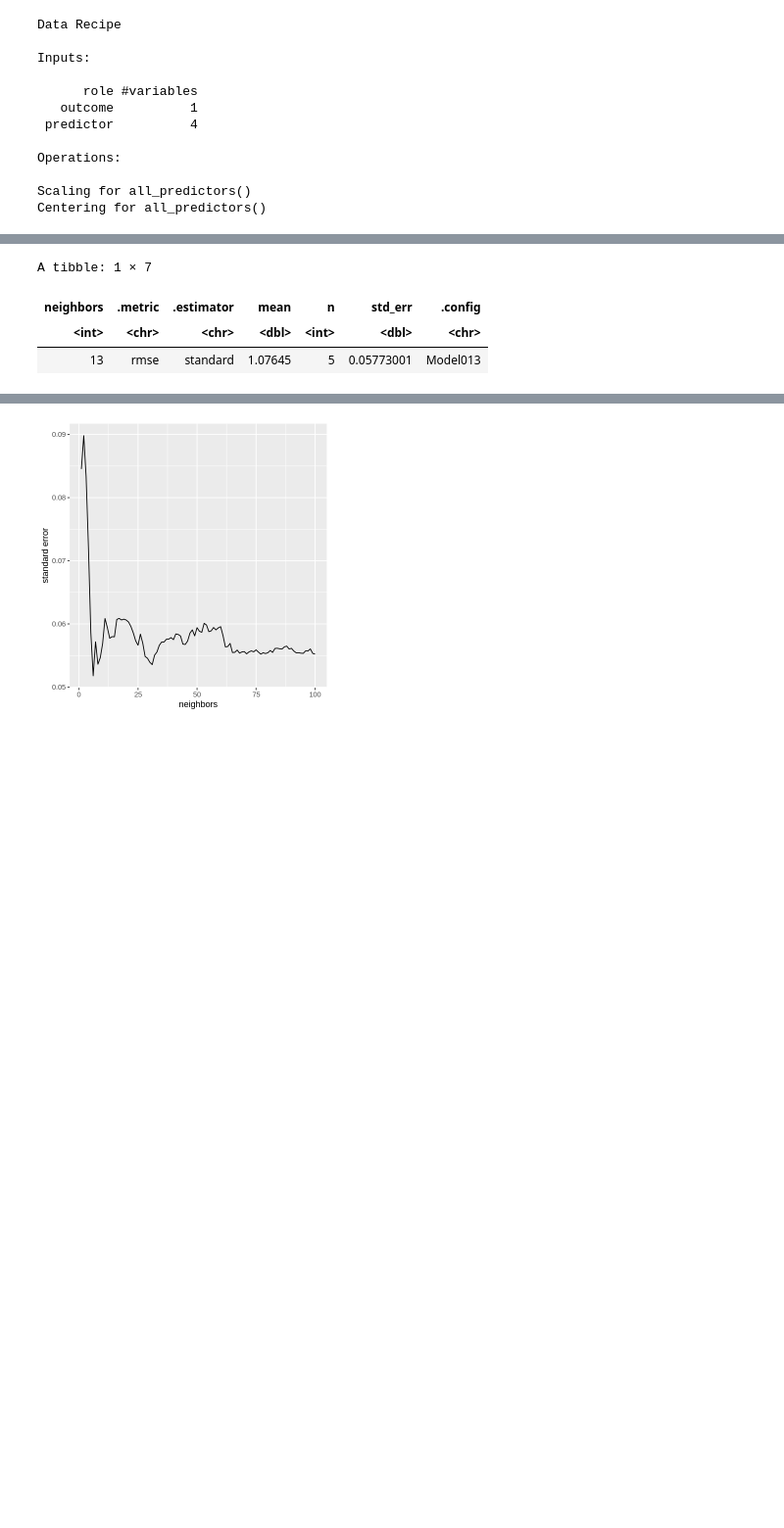
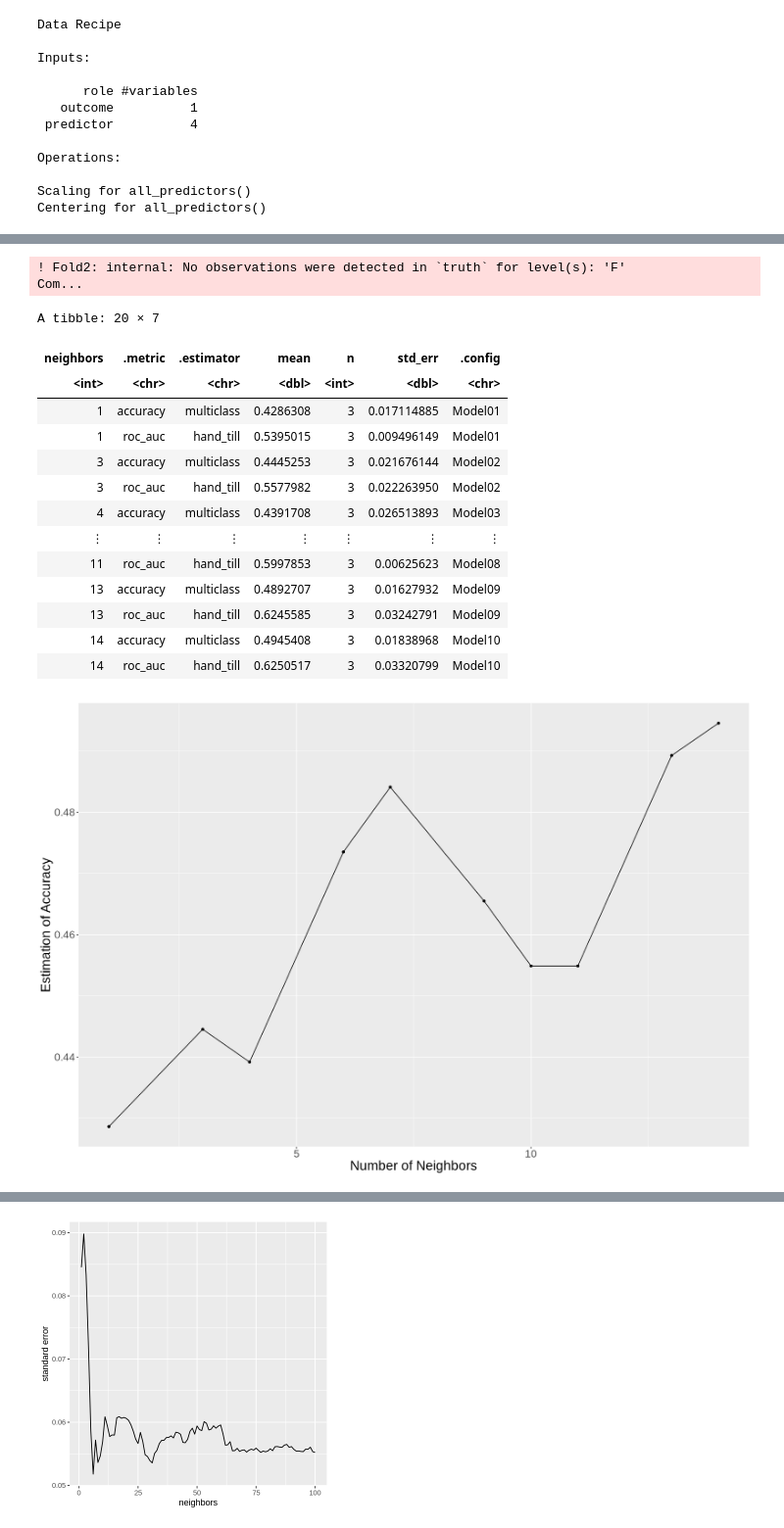
Before and after one commit to brianapavey/Group-Project, a Jupyter notebook: tennis_data_project.ipynb, the cells around one changed output, grey strips where cells are left out. Shown at 98% size. Saved outputs shown, nothing was run; the diff lists cells and outputs as text; code cells hidden in the pictures; blank space fills up the shorter version.

Commit message:
Changing from knn regression to knn classification

```diff
--- a/tennis_data_project.ipynb
+++ b/tennis_data_project.ipynb
@@ -180,9 +153,9 @@ As we grouped our dataset by round, we have summarized our dataset called tennis
 # %%
 tennis_spec <- nearest_neighbor(weight_func = "rectangular", neighbors = tune()) %>%
       set_engine("kknn") %>%
-      set_mode("regression")
+      set_mode("classification")
 
-tennis_recipe <- recipe(round_n ~ ., data = tennis_comb) %>%
+tennis_recipe <- recipe(round ~ ., data = tennis_comb) %>%
 step_scale(all_predictors()) %>%
 step_center(all_predictors())
 
@@ -201,7 +174,7 @@ Operations:
 Scaling for all_predictors()
 Centering for all_predictors()
 # %%
-tennis_vfold <- vfold_cv(tennis_comb, v = 5, strata = round_n)
+tennis_vfold <- vfold_cv(tennis_comb, v = 3, strata = round)
 
 tennis_workflow <- workflow() %>%
 add_recipe(tennis_recipe) %>%
@@ -256,12 +202,38 @@ A tibble: 200 × 7
-# %%
-tennis_min <- tennis_results %>%
-    filter(.metric == "rmse") %>%
-    arrange(desc(mean, std_err)) %>%
-    slice(100)
-tennis_min
-# %% [output]
-A tibble: 1 × 7
-| neighbors | .metric | .estimator | mean | n | std_err | .config |
-| <int> | <chr> | <chr> | <dbl> | <int> | <dbl> | <chr> |
-| 13 | rmse | standard | 1.07645 | 5 | 0.05773001 | Model013 |
+# %%
+gridvals <- tibble(neighbors = seq(from = 1, to = 100))
+
+tennis_results <- workflow() %>%
+add_recipe(tennis_recipe) %>%
+add_model(tennis_spec) %>%
+tune_grid(resamples = tennis_vfold, grid = 10) %>%
+collect_metrics()
+tennis_results
+
+accuracy <- tennis_results %>%
+filter(.metric == "accuracy")
+
+cross_val_plot <- ggplot(accuracy, aes(x = neighbors, y = mean)) +
+geom_point() +
+geom_line() +
+labs(x = "Number of Neighbors", y = "Estimation of Accuracy") +
+theme(text = element_text(size = 20))
+cross_val_plot
+# %% [output]
+! Fold2: internal: No observations were detected in `truth` for level(s): 'F'
+Com...
+A tibble: 20 × 7
+| neighbors | .metric | .estimator | mean | n | std_err | .config |
+| <int> | <chr> | <chr> | <dbl> | <int> | <dbl> | <chr> |
+| 1 | accuracy | multiclass | 0.4286308 | 3 | 0.017114885 | Model01 |
+| 1 | roc_auc | hand_till | 0.5395015 | 3 | 0.009496149 | Model01 |
+| 3 | accuracy | multiclass | 0.4445253 | 3 | 0.021676144 | Model02 |
+| 3 | roc_auc | hand_till | 0.5577982 | 3 | 0.022263950 | Model02 |
+| 4 | accuracy | multiclass | 0.4391708 | 3 | 0.026513893 | Model03 |
+| ⋮ | ⋮ | ⋮ | ⋮ | ⋮ | ⋮ | ⋮ |
+| 11 | roc_auc | hand_till | 0.5997853 | 3 | 0.00625623 | Model08 |
+| 13 | accuracy | multiclass | 0.4892707 | 3 | 0.01627932 | Model09 |
+| 13 | roc_auc | hand_till | 0.6245585 | 3 | 0.03242791 | Model09 |
+| 14 | accuracy | multiclass | 0.4945408 | 3 | 0.01838968 | Model10 |
+| 14 | roc_auc | hand_till | 0.6250517 | 3 | 0.03320799 | Model10 |
+[figure, added]
 # %%
```
Also changed, not shown: parts of 10 cells of this notebook.
